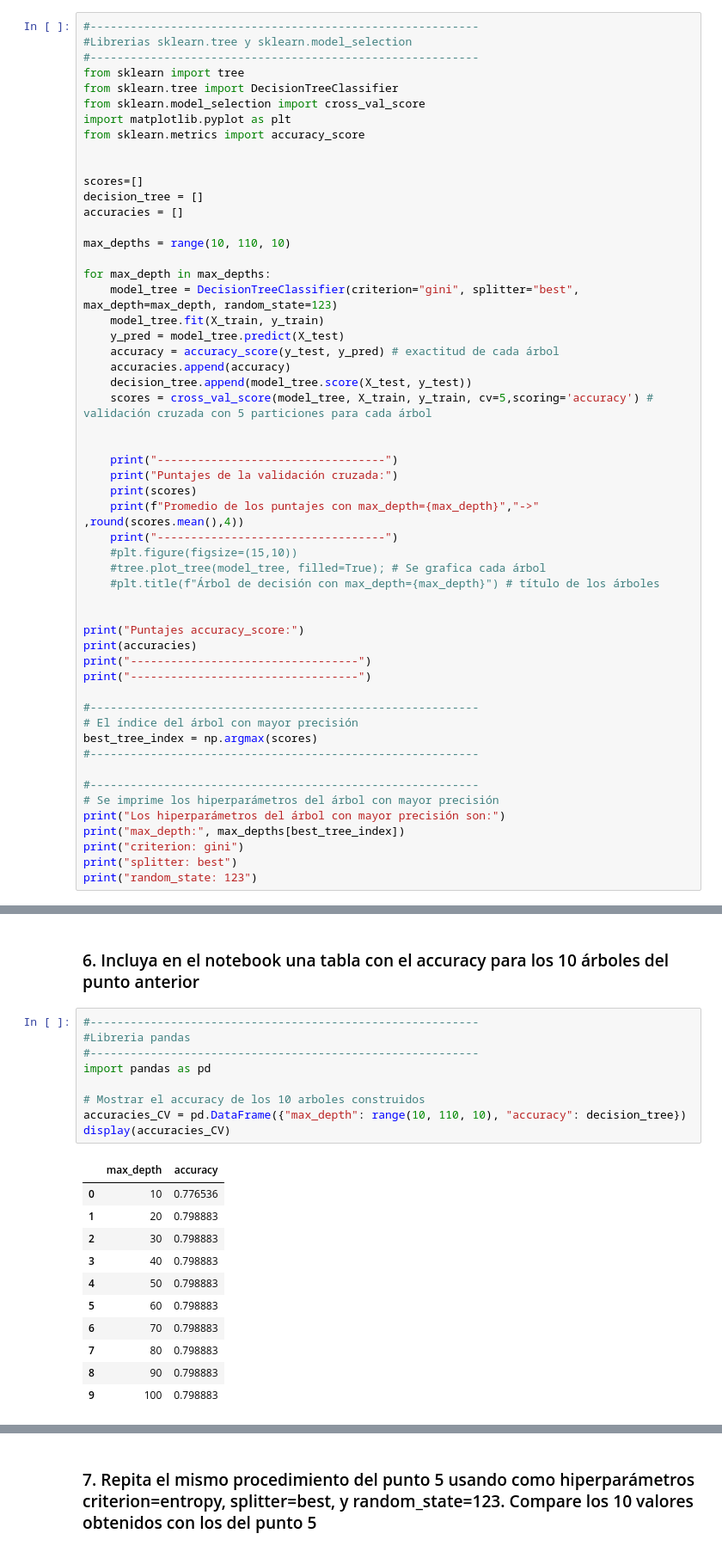
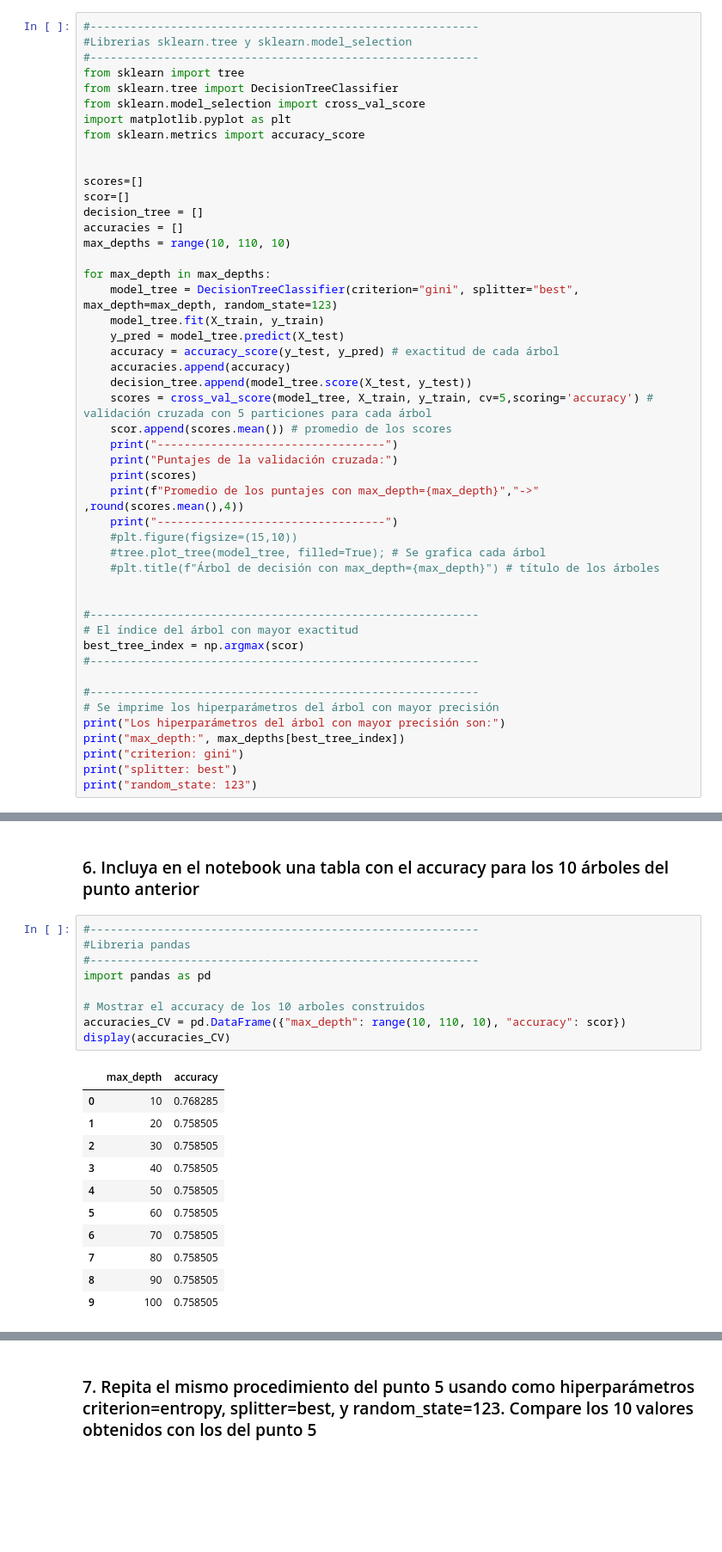
Before and after one commit to MavelSterling/Informe_Inteligencia_Artificial, a Jupyter notebook: notebook_Arboles.ipynb, the cells around one changed output, grey strips where cells are left out. Shown: that part at 86% size. Drawn from its saved outputs; the diff is of its cells as text; blank space fills up the shorter version.

```diff
--- a/notebook_Arboles.ipynb
+++ b/notebook_Arboles.ipynb
@@ -344,9 +350,9 @@ from sklearn.metrics import accuracy_score
 
 
 scores=[]
+scor=[]
 decision_tree = []
 accuracies = []
-
 max_depths = range(10, 110, 10)
 
 for max_depth in max_depths:
@@ -357,8 +363,7 @@ for max_depth in max_depths:
     accuracies.append(accuracy)
     decision_tree.append(model_tree.score(X_test, y_test))
     scores = cross_val_score(model_tree, X_train, y_train, cv=5,scoring='accuracy') # validación cruzada con 5 particiones para cada árbol
-
-
+    scor.append(scores.mean()) # promedio de los scores
     print("----------------------------------")
     print("Puntajes de la validación cruzada:")
     print(scores)
@@ -369,14 +374,9 @@ for max_depth in max_depths:
     #plt.title(f"Árbol de decisión con max_depth={max_depth}") # título de los árboles
 
 
-print("Puntajes accuracy_score:")
-print(accuracies)
-print("----------------------------------")
-print("----------------------------------")
-
 #----------------------------------------------------------
-# El índice del árbol con mayor precisión
-best_tree_index = np.argmax(scores)
+# El índice del árbol con mayor exactitud
+best_tree_index = np.argmax(scor)
 #----------------------------------------------------------
 
 #----------------------------------------------------------
@@ -451,21 +453,21 @@ plt.show();
 # %%
 #----------------------------------------------------------
 #Libreria pandas
 #----------------------------------------------------------
 import pandas as pd
 
 # Mostrar el accuracy de los 10 arboles construidos
-accuracies_CV = pd.DataFrame({"max_depth": range(10, 110, 10), "accuracy": decision_tree})
+accuracies_CV = pd.DataFrame({"max_depth": range(10, 110, 10), "accuracy": scor})
 display(accuracies_CV)
 # %% [output]
 |  | max_depth | accuracy |
-| 0 | 10 | 0.776536 |
-| 1 | 20 | 0.798883 |
-| 2 | 30 | 0.798883 |
-| 3 | 40 | 0.798883 |
-| 4 | 50 | 0.798883 |
-| 5 | 60 | 0.798883 |
-| 6 | 70 | 0.798883 |
-| 7 | 80 | 0.798883 |
-| 8 | 90 | 0.798883 |
-| 9 | 100 | 0.798883 |
+| 0 | 10 | 0.768285 |
+| 1 | 20 | 0.758505 |
+| 2 | 30 | 0.758505 |
+| 3 | 40 | 0.758505 |
+| 4 | 50 | 0.758505 |
+| 5 | 60 | 0.758505 |
+| 6 | 70 | 0.758505 |
+| 7 | 80 | 0.758505 |
+| 8 | 90 | 0.758505 |
+| 9 | 100 | 0.758505 |
```
Also changed, not shown: parts of 45 cells of this notebook.
